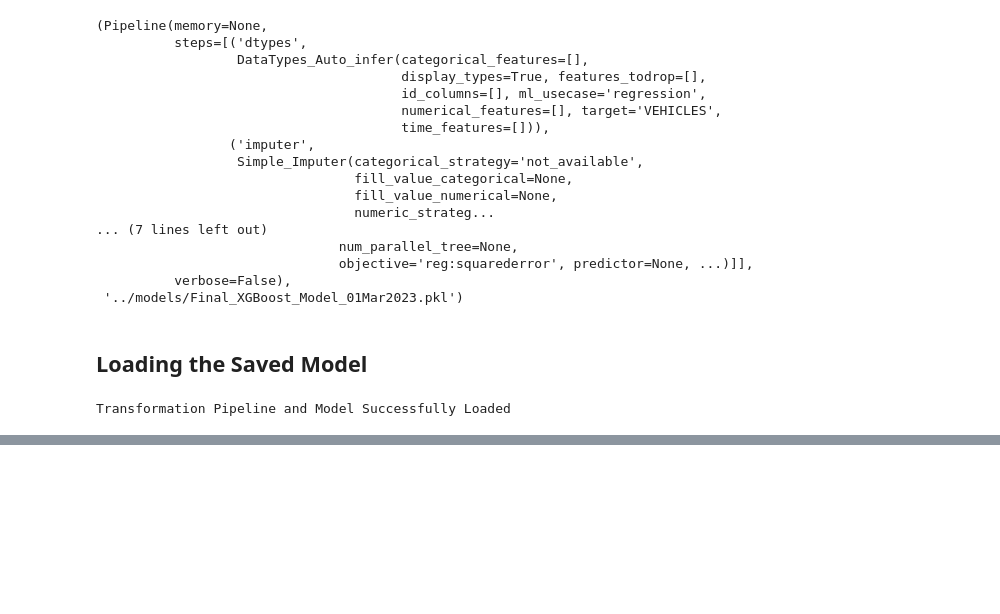
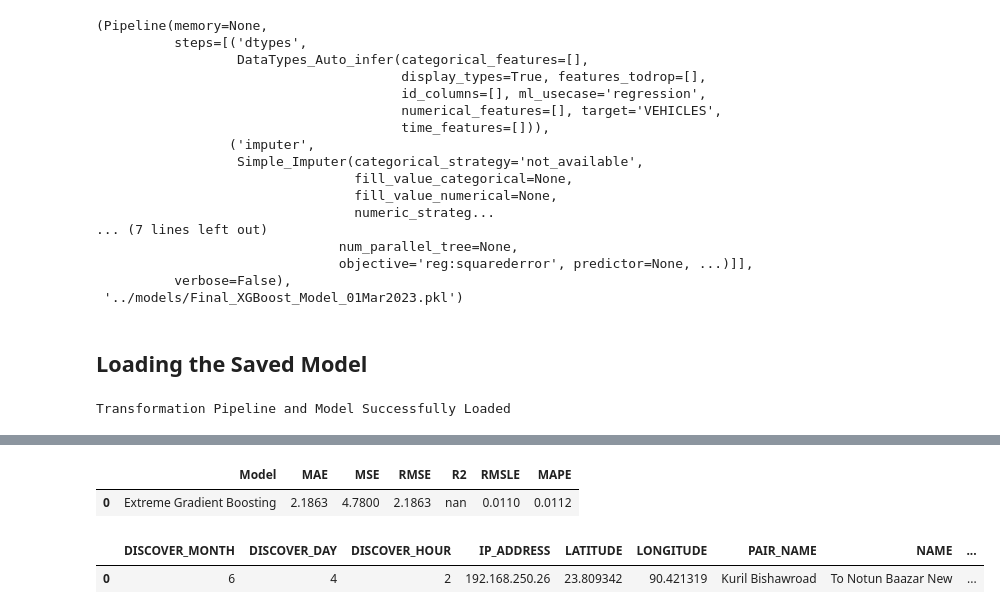
Before and after one commit to mail2mhossain/practical_data_science, a Jupyter notebook: EVI/PyCaret_AutoML_Experiment.ipynb, the cells around one changed output, grey strips where cells are left out. Drawn from its saved outputs; the diff is of its cells as text; code cells hidden in the pictures; blank space fills up the shorter version.

```diff
--- a/EVI/PyCaret_AutoML_Experiment.ipynb
+++ b/EVI/PyCaret_AutoML_Experiment.ipynb
@@ -259,4 +263,9 @@ df
 # %%
-new_prediction = predict_model(saved_final_lightgbm, data=df)
+new_prediction = predict_model(saved_final_xgboost, data=df)
 new_prediction.head()
+# %% [output]
+|  | Model | MAE | MSE | RMSE | R2 | RMSLE | MAPE |
+| 0 | Extreme Gradient Boosting | 2.1863 | 4.7800 | 2.1863 | nan | 0.0110 | 0.0112 |
+|  | DISCOVER_MONTH | DISCOVER_DAY | DISCOVER_HOUR | IP_ADDRESS | LATITUDE | LONGITUDE | PAIR_NAME | NAME | ... |
+| 0 | 6 | 4 | 2 | 192.168.250.26 | 23.809342 | 90.421319 | Kuril Bishawroad | To Notun Baazar New | ... |
 # %%
```
Also changed, not shown: parts of 35 cells of this notebook, 5 other files.
